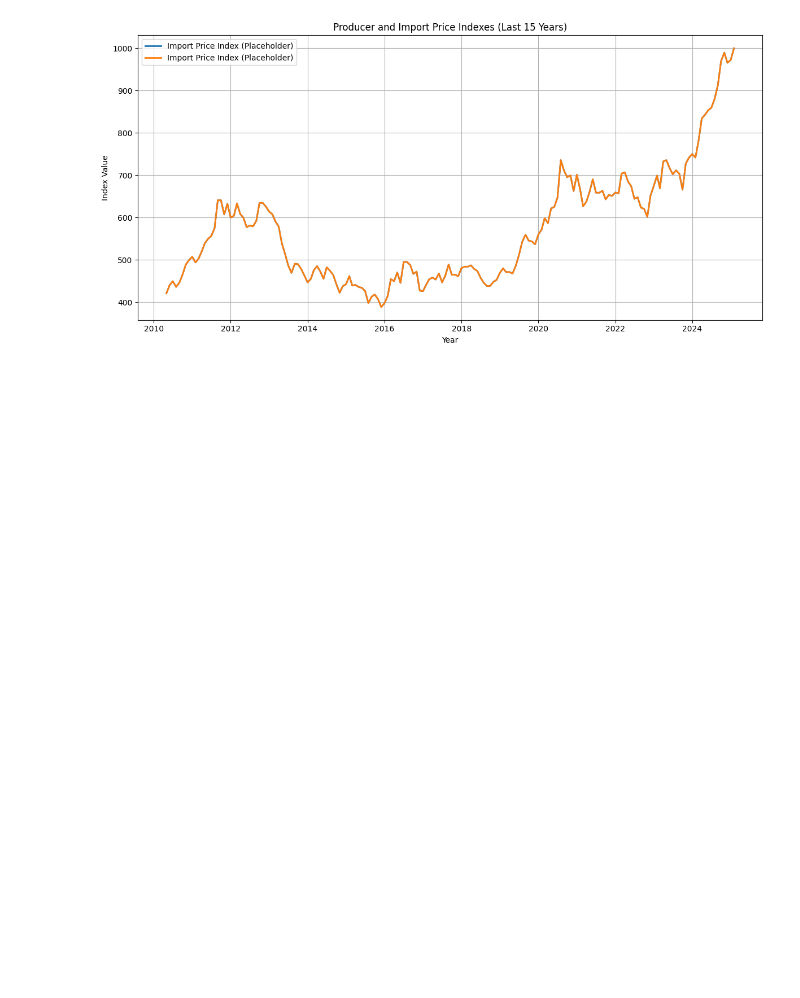
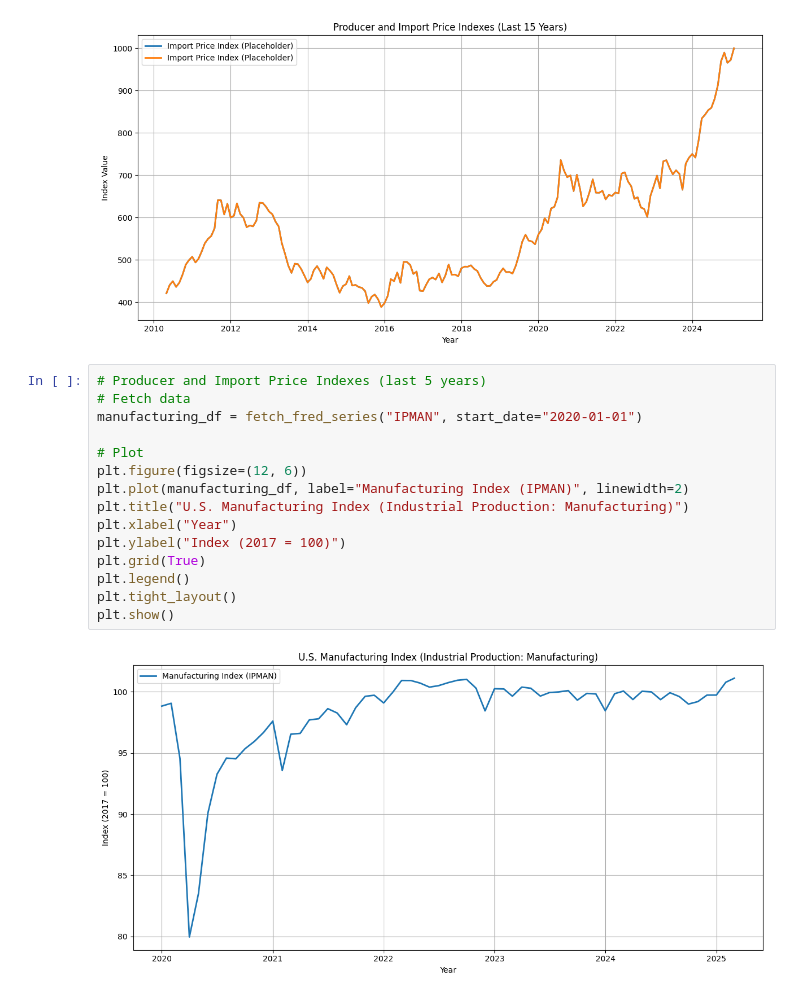
Before and after one commit to bryanlear/StrategicMacroModeling, a Jupyter notebook: supply_chain.ipynb, the cells around one changed output. Saved outputs shown, nothing was run; the diff lists cells and outputs as text; blank space fills up the shorter version.

Commit message:
manufacturing index

```diff
--- a/supply_chain.ipynb
+++ b/supply_chain.ipynb
@@ -105,3 +105,20 @@ plt.show()
 [figure]
 PPIACO not in dataset. Skipping Producer Price Index.
 [figure]
+# %%
+# Producer and Import Price Indexes (last 5 years)
+# Fetch data
+manufacturing_df = fetch_fred_series("IPMAN", start_date="2020-01-01")
+
+# Plot
+plt.figure(figsize=(12, 6))
+plt.plot(manufacturing_df, label="Manufacturing Index (IPMAN)", linewidth=2)
+plt.title("U.S. Manufacturing Index (Industrial Production: Manufacturing)")
+plt.xlabel("Year")
+plt.ylabel("Index (2017 = 100)")
+plt.grid(True)
+plt.legend()
+plt.tight_layout()
+plt.show()
+# %% [output]
+[figure, added]
```
